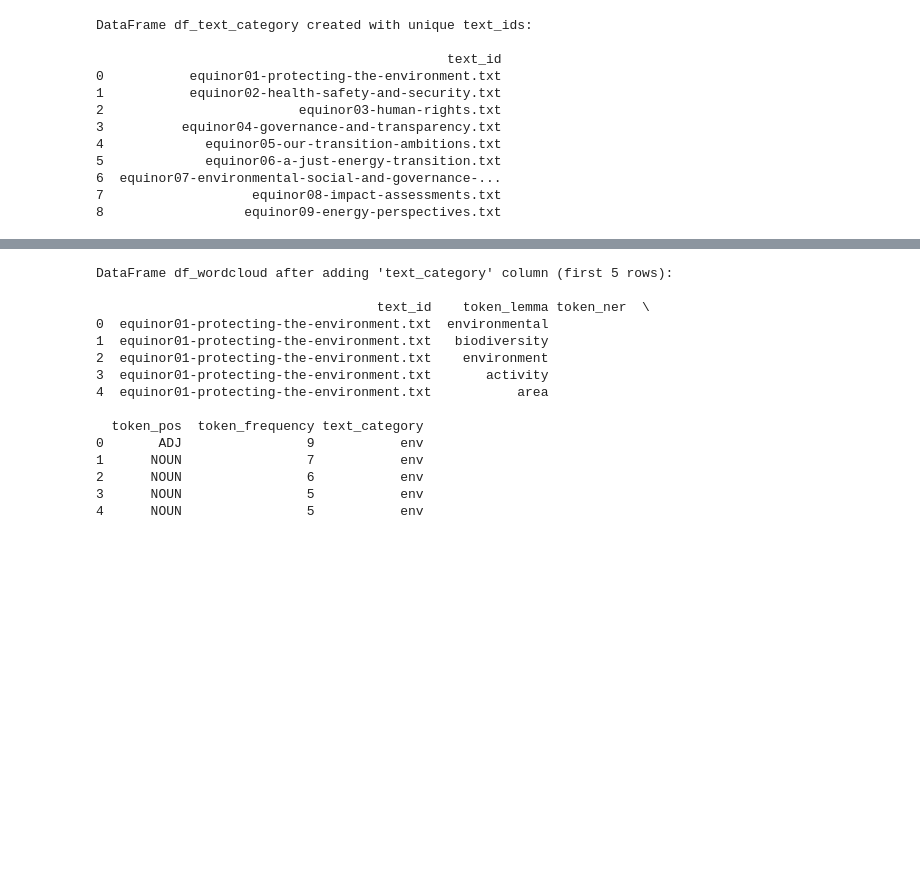
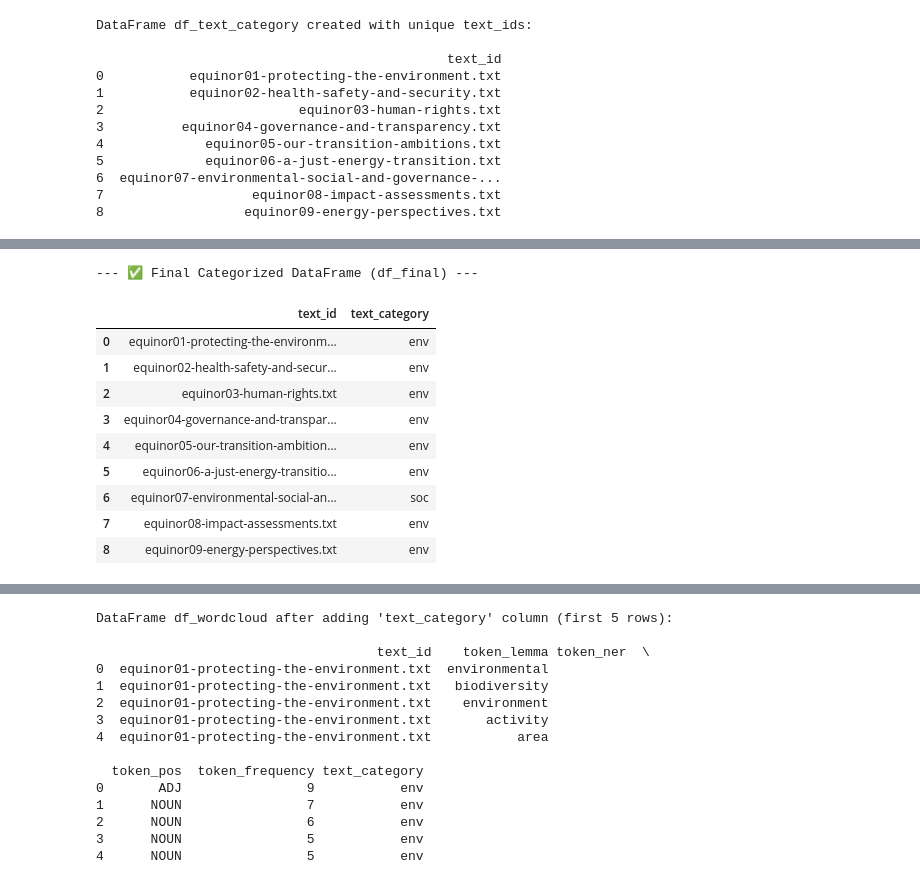
Before and after one commit to cca-cce/osm-comm, a Jupyter notebook: jnb/skod52_example_part2.ipynb, the cells around one changed output, grey strips where cells are left out. Saved outputs shown, nothing was run; the diff lists cells and outputs as text; code cells hidden in the pictures; blank space fills up the shorter version.

```diff
--- a/jnb/skod52_example_part2.ipynb
+++ b/jnb/skod52_example_part2.ipynb
@@ -472,15 +435,0 @@ dtype: object
-# %%
-import pandas as pd
-
-# Add the manual_categories Series as a new column to df_text_category
-df_text_category['text_category'] = text_category_series
-
-# Display the updated DataFrame
-print("DataFrame df_text_category with added 'text_category' column:\n")
-print(df_text_category)
-
-# Optionally, save the DataFrame to a TSV file
-save_directory = '/content/'
-tsv_filepath_text_category_full = os.path.join(save_directory, 'df_text_category_full.tsv')
-df_text_category.to_csv(tsv_filepath_text_category_full, sep='\t', index=False)
-print(f"\nDataFrame df_text_category saved as TSV to: {tsv_filepath_text_category_full}")
@@ -501,0 +499,46 @@ DataFrame df_text_category saved as TSV to: /content/df_text_category_full.tsv
+# %%
+import pandas as pd
+from IPython.display import display, HTML
+
+# 1. Function to process the form results
+def get_categorized_dataframe(widgets_list):
+    """Collects the selections from the existing widgets and updates the DataFrame."""
+    results = []
+    for item in widgets_list:
+        # Get the currently selected value from the widget
+        # This reads the live value from the widget that is displayed on the screen!
+        selected_category = item['widget'].value
+
+        results.append({
+            'text_id': item['text_id'],
+            'text_category': selected_category
+        })
+
+    return pd.DataFrame(results)
+
+# 2. Execution Section
+
+# Check if the list of widgets has been created by the setup cell
+if 'category_widgets' in globals() and category_widgets:
+
+    df_final = get_categorized_dataframe(category_widgets)
+
+    print("--- ✅ Final Categorized DataFrame (df_final) ---")
+    display(df_final)
+
+    # Example: Save the file
+    # df_final.to_csv('categorized_texts.csv', index=False)
+else:
+    print("Error: The widget setup cell (Cell 1) has not been run yet, or it failed to create the widgets.")
+# %% [output]
+--- ✅ Final Categorized DataFrame (df_final) ---
+|  | text_id | text_category |
+| 0 | equinor01-protecting-the-environm... | env |
+| 1 | equinor02-health-safety-and-secur... | env |
+| 2 | equinor03-human-rights.txt | env |
+| 3 | equinor04-governance-and-transpar... | env |
+| 4 | equinor05-our-transition-ambition... | env |
+| 5 | equinor06-a-just-energy-transitio... | env |
+| 6 | equinor07-environmental-social-an... | soc |
+| 7 | equinor08-impact-assessments.txt | env |
+| 8 | equinor09-energy-perspectives.txt | env |
```
Also changed, not shown: parts of 6 cells of this notebook.
